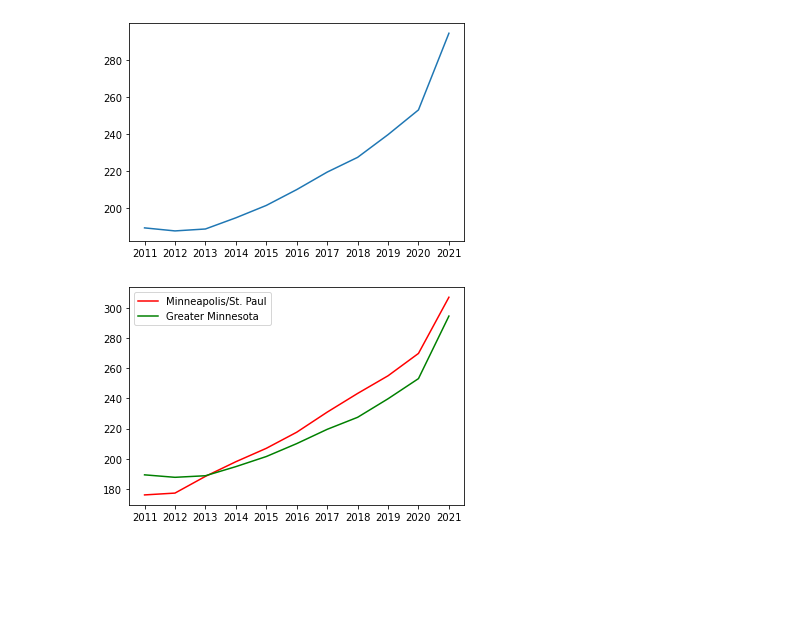
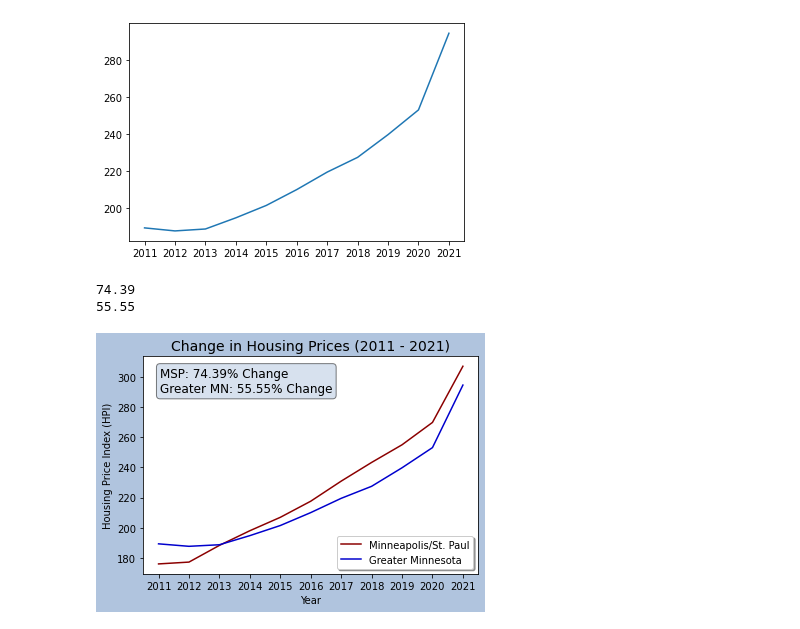
Before and after one commit to JJERANEK/Project-1-Team-5, a Jupyter notebook: housing.ipynb, the cells around one changed output. Drawn from its saved outputs; the diff is of its cells as text; code cells hidden in the pictures; blank space fills up the shorter version.

```diff
--- a/housing.ipynb
+++ b/housing.ipynb
@@ -259,22 +267,48 @@ plt.plot(x_axis, y_axis)
 plt.show()
 # %% [output]
 [figure]
+# %%
+# Math
+msp_first = msp_hpi_10_qtr_4.loc[45557]["HPI"]
+msp_last = msp_hpi_10_qtr_4.loc[45597]["HPI"]
+
+msp_percent_change = round(((msp_last - msp_first)/msp_first)*100, 2)
+print(msp_percent_change)
+
+greater_first = greatermn_hpi_10_qtr_4.loc[2380]["Index"]
+greater_last = greatermn_hpi_10_qtr_4.loc[2420]["Index"]
+
+greater_percent_change = round(((greater_last - greater_first)/greater_first)*100, 2)
+print(greater_percent_change)
+# %% [output]
+74.39
+55.55
 # %%
 # Chart Together
 #all_x_axis = minnesota_hpi_10_years["Year"]
 #all_y_axis = minnesota_hpi_10_years["HPI"]
 #all_mn = plt.plot(all_x_axis, all_y_axis, color="blue", label="Total Minnesota")
+fig, ax = plt.subplots()
 
 msp_x_axis = msp_hpi_10_qtr_4["Year"]
 msp_y_axis = msp_hpi_10_qtr_4["HPI"]
-msp_line = plt.plot(msp_x_axis, msp_y_axis, color="red", label="Minneapolis/St. Paul")
+msp_line = plt.plot(msp_x_axis, msp_y_axis, color="darkred", label="Minneapolis/St. Paul")
 
 greater_x_axis = greatermn_hpi_10_qtr_4["Year"]
 greater_y_axis = greatermn_hpi_10_qtr_4["Index"]
-greater_line = plt.plot(greater_x_axis, greater_y_axis, color="green", label="Greater Minnesota")
+greater_line = plt.plot(greater_x_axis, greater_y_axis, color="mediumblue", label="Greater Minnesota")
 
-plt.legend()
+plt.legend(loc="lower right", shadow=True)
+textstr = '\n'.join((f"MSP: {msp_percent_change}% Change", f"Greater MN: {greater_percent_change}% Change"))
+props = dict(boxstyle="round", facecolor="lightsteelblue", alpha=0.5)
+ax.text(0.05, 0.95, textstr, transform=ax.transAxes, fontsize=12, verticalalignment="top", bbox=props)
+plt.title("Change in Housing Prices (2011 - 2021)", fontsize=14)
+plt.xlabel("Year")
+plt.ylabel("Housing Price Index (HPI)")
+fig.patch.set_facecolor("lightsteelblue")
+#ax.set_facecolor("lightgrey")
+#plt.grid()
 
 plt.show()
 # %% [output]
-[figure, old version]
+[figure, new version]
```
Also changed, not shown: parts of 1 cell of this notebook, 10 other files.
